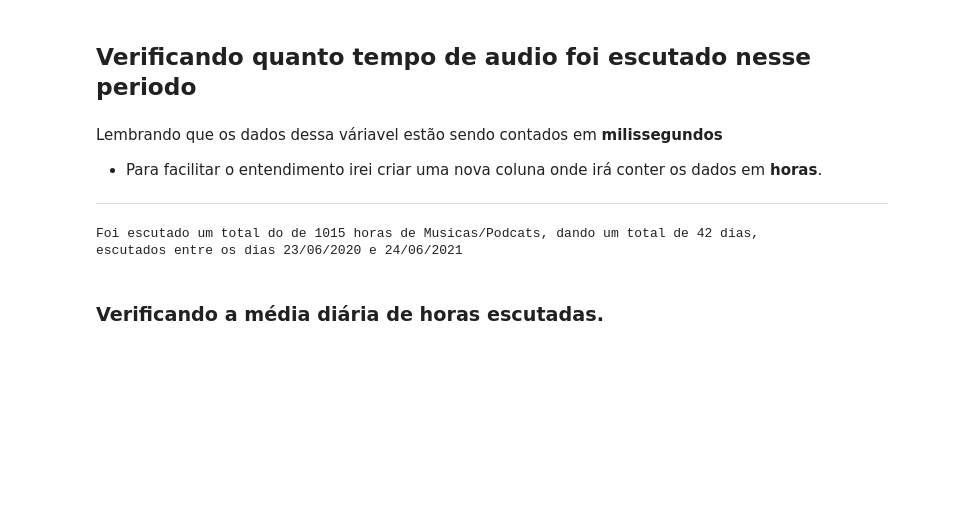
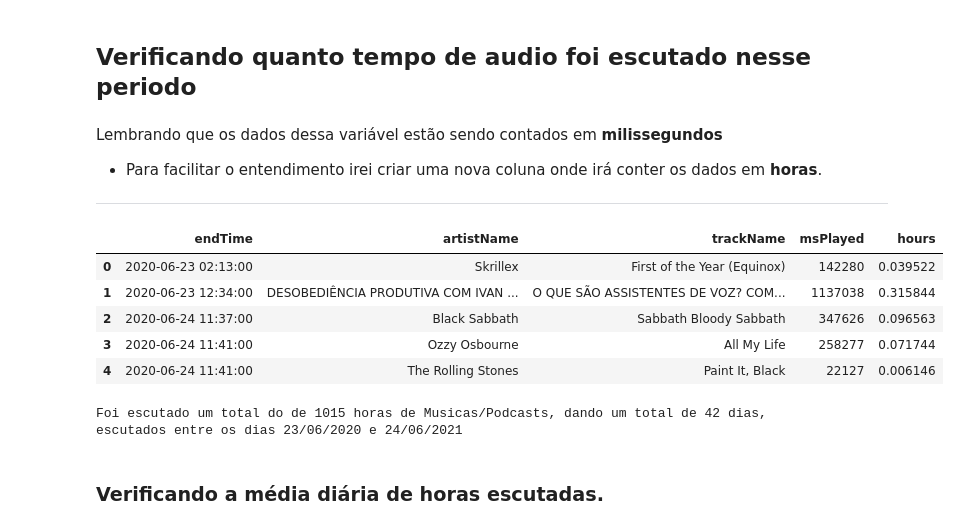
Before and after one commit to RailanDeivid/Analise_dados_meu_spotify, a Jupyter notebook: EDA _Dados_Spotify.ipynb, the cells around one changed output. Saved outputs shown, nothing was run; the diff lists cells and outputs as text; code cells hidden in the pictures; blank space fills up the shorter version.

```diff
--- a/EDA _Dados_Spotify.ipynb
+++ b/EDA _Dados_Spotify.ipynb
@@ -101,23 +101,32 @@ dtype: object
 # %% [markdown]
 ## Verificando quanto tempo de audio foi escutado nesse periodo
 # %% [markdown]
-Lembrando que os dados dessa váriavel estão sendo contados em **milissegundos**
+Lembrando que os dados dessa variável estão sendo contados em **milissegundos**
 * Para facilitar o entendimento irei criar uma nova coluna onde irá conter os dados em **horas**.
 <hr>
 # %%
 # criando uma nova coluna e atribuindo dados em 'HORAS' a partir da coluna 'msPlayed'
 spotify['hours'] = spotify['msPlayed'].map(lambda x: x / 3.6e+6)
+# visualizando dados
+spotify.head()
+# %% [output]
+|  | endTime | artistName | trackName | msPlayed | hours |
+| 0 | 2020-06-23 02:13:00 | Skrillex | First of the Year (Equinox) | 142280 | 0.039522 |
+| 1 | 2020-06-23 12:34:00 | DESOBEDIÊNCIA PRODUTIVA COM IVAN ... | O QUE SÃO ASSISTENTES DE VOZ? COM... | 1137038 | 0.315844 |
+| 2 | 2020-06-24 11:37:00 | Black Sabbath | Sabbath Bloody Sabbath | 347626 | 0.096563 |
+| 3 | 2020-06-24 11:41:00 | Ozzy Osbourne | All My Life | 258277 | 0.071744 |
+| 4 | 2020-06-24 11:41:00 | The Rolling Stones | Paint It, Black | 22127 | 0.006146 |
 # %%
 # verificando quantas horas de audio foram tocadas
 inicio = spotify.endTime.min().strftime('%d/%m/%Y')
 fim = spotify.endTime.max().strftime('%d/%m/%Y')
 
 print(
-    'Foi escutado um total do de {} horas de Musicas/Podcats, dando um total de {} dias,\nescutados entre os dias {} e {}'
+    'Foi escutado um total do de {} horas de Musicas/Podcasts, dando um total de {} dias,\nescutados entre os dias {} e {}'
     .format(int(spotify['hours'].sum()),
             int(spotify['hours'].sum()) // 24, inicio, fim))
 # %% [output]
-Foi escutado um total do de 1015 horas de Musicas/Podcats, dando um total de 42 dias,
+Foi escutado um total do de 1015 horas de Musicas/Podcasts, dando um total de 42 dias,
 escutados entre os dias 23/06/2020 e 24/06/2021
 # %% [markdown]
 ### Verificando a média diária de horas escutadas.
```
Also changed, not shown: parts of 21 cells of this notebook, 3 other files.
